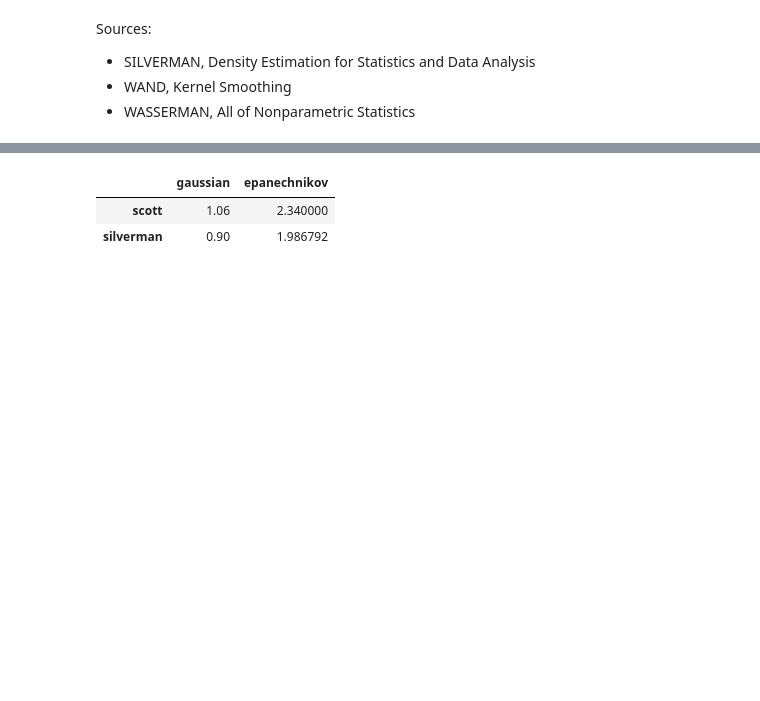
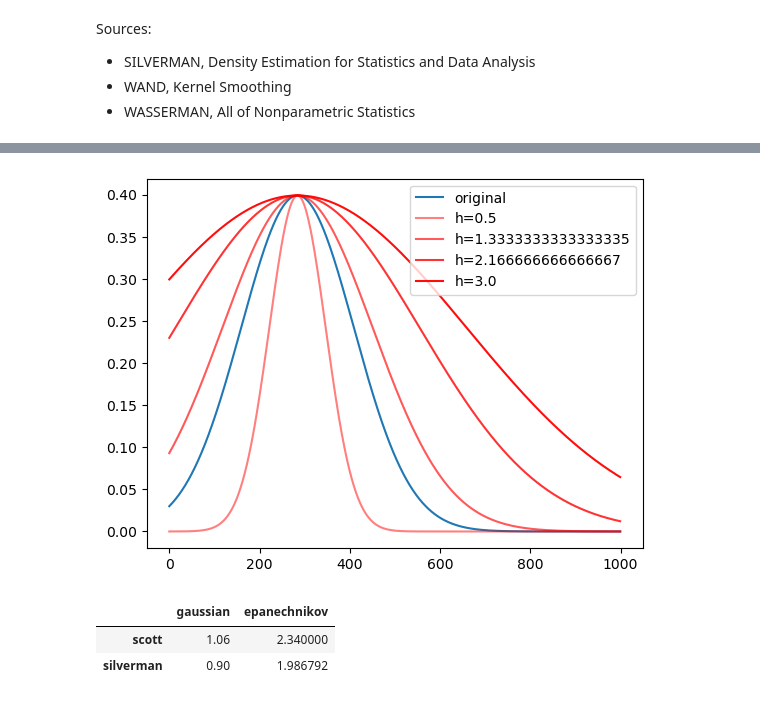
Before and after one commit to matheus-vizzotto/densities4risk, a Jupyter notebook: notebooks/development/bandwidth_selection.ipynb, the cells around one changed output, grey strips where cells are left out. Saved outputs shown, nothing was run; the diff lists cells and outputs as text; code cells hidden in the pictures; blank space fills up the shorter version.

```diff
--- a/notebooks/development/bandwidth_selection.ipynb
+++ b/notebooks/development/bandwidth_selection.ipynb
@@ -9,3 +116,44 @@ Sources: <br>
+# %%
+plt.figure()
+
+plt.plot(
+    norm.pdf(
+        (x_grid - xi)
+        )
+    , label="original"
+    )
+
+# plt.plot(
+#     norm.pdf(
+#         (x_grid - xi)/h
+#         )
+#     , label="weighed"
+#     )
+
+# plt.plot(
+#     norm.pdf(
+#         (x_grid - xi)/h
+#         )/h
+#     , label="weighed_2"
+#     )
+
+alpha0 = 0.5
+for h in np.linspace(0.5, 3, 4):
+    plt.plot(
+        norm.pdf(
+            (x_grid - xi)/h
+            )
+        , label=f"h={h}"
+        , color="red"
+        , alpha=alpha0
+        )
+
+    alpha0 += 0.15
+
+plt.legend()
+plt.show()
+# %% [output]
+[figure, added]
 # %%
 # Kernel-dependent constants for bandwidth selection
 K_GAUSSIAN_SCOTT = 1.06
```
Also changed, not shown: parts of 5 cells of this notebook.
